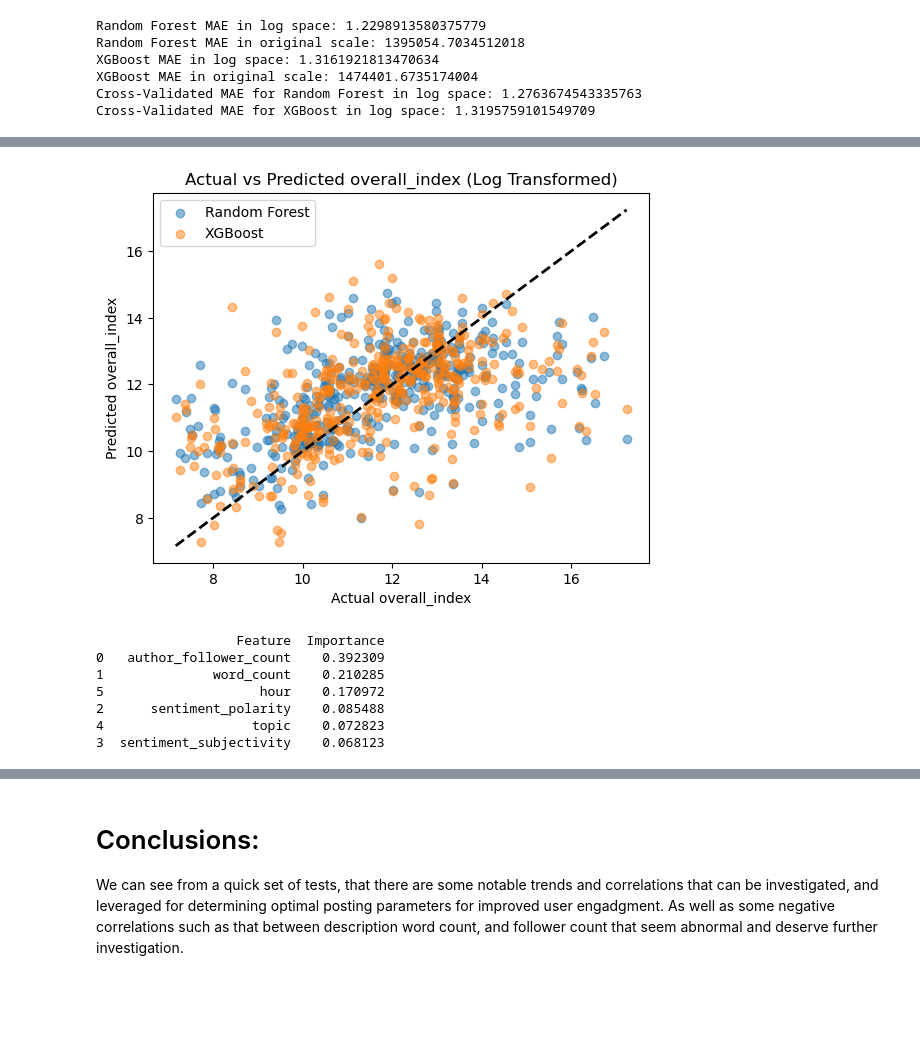
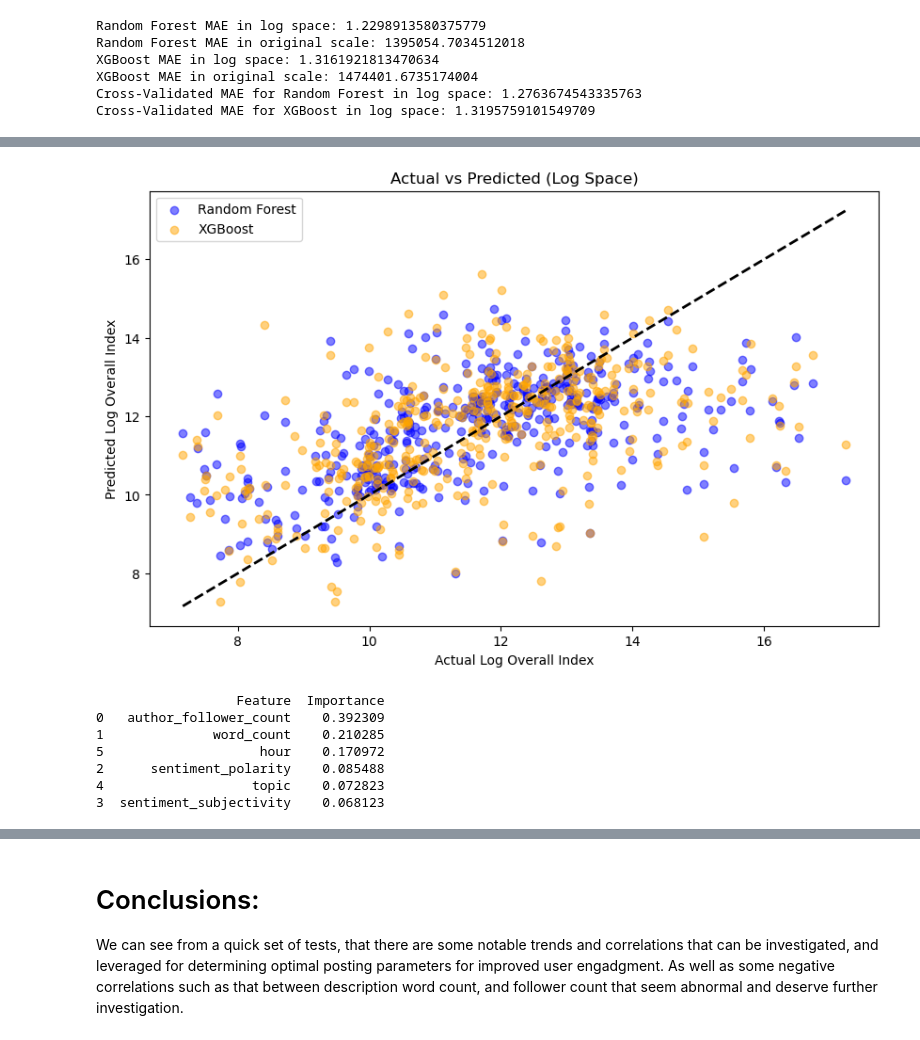
Before and after one commit to JamesHutchins2/DS_Project_Fall_2024, a Jupyter notebook: EDA_TikTok.ipynb, the cells around one changed output, grey strips where cells are left out. Drawn from its saved outputs; the diff is of its cells as text; code cells hidden in the pictures; blank space fills up the shorter version.

```diff
--- a/EDA_TikTok.ipynb
+++ b/EDA_TikTok.ipynb
@@ -235,6 +235,9 @@ Cross-Validated MAE for Random Forest in log space: 1.2763674543335763
 Cross-Validated MAE for XGBoost in log space: 1.3195759101549709
 # %%
 # comprehensive TikTok score
+
+from sklearn.metrics import mean_absolute_error, mean_squared_error, r2_score
+
 
 df['overall_index'] = (
     df['video_play_count'] * 0.5 +
@@ -243,64 +246,68 @@ df['overall_index'] = (
     df['video_share_count'] * 0.1
 )
 
+# Apply log transformation to the target variable
 df['log_overall_index'] = np.log1p(df['overall_index'])
 
 features = df[['author_follower_count', 'word_count', 'sentiment_polarity',
                'sentiment_subjectivity', 'topic', 'hour']]
 target = df['log_overall_index']
 
-from sklearn.model_selection import train_test_split
+# Split the data
 X_train, X_test, y_train, y_test = train_test_split(features, target, test_size=0.2, random_state=42)
 
-from sklearn.preprocessing import StandardScaler
+# Standardize
 scaler = StandardScaler()
 X_train_scaled = scaler.fit_transform(X_train)
 X_test_scaled = scaler.transform(X_test)
 
-from sklearn.ensemble import RandomForestRegressor
+# Random Forest model
 rf_model = RandomForestRegressor(n_estimators=100, random_state=42)
 rf_model.fit(X_train_scaled, y_train)
+y_pred_log_rf = rf_model.predict(X_test_scaled)
 
-y_pred_rf = rf_model.predict(X_test_scaled)
-
-from xgboost import XGBRegressor
+# XGBoost model
 xgb_model = XGBRegressor(n_estimators=100, random_state=42)
 xgb_model.fit(X_train_scaled, y_train)
+y_pred_log_xgb = xgb_model.predict(X_test_scaled)
 
-y_pred_xgb = xgb_model.predict(X_test_scaled)
+# mae
+mae_rf = mean_absolute_error(y_test, y_pred_log_rf)
+mae_xgb = mean_absolute_error(y_test, y_pred_log_xgb)
 
-from sklearn.metrics import mean_absolute_error
+# rmse
+rmse_rf = np.sqrt(mean_squared_error(y_test, y_pred_log_rf))
+rmse_xgb = np.sqrt(mean_squared_error(y_test, y_pred_log_xgb))
 
-mae_rf = mean_absolute_error(y_test, y_pred_rf)
-print(f'Random Forest MAE: {mae_rf}')
+# r2
+r2_rf = r2_score(y_test, y_pred_log_rf)
+r2_xgb = r2_score(y_test, y_pred_log_xgb)
 
-mae_xgb = mean_absolute_error(y_test, y_pred_xgb)
-print(f'XGBoost MAE: {mae_xgb}')
+print(f"Random Forest (Log Space) - MAE: {mae_rf}, RMSE: {rmse_rf}, R²: {r2_rf}")
+print(f"XGBoost (Log Space) - MAE: {mae_xgb}, RMSE: {rmse_xgb}, R²: {r2_xgb}")
 
-from sklearn.model_selection import cross_val_score
-
+# Cross-validated MAE for both models
 cv_scores_rf = cross_val_score(rf_model, X_train_scaled, y_train, cv=5, scoring='neg_mean_absolute_error')
 cv_mae_rf = -cv_scores_rf.mean()
-print(f'Cross-Validated MAE for Random Forest: {cv_mae_rf}')
 
 cv_scores_xgb = cross_val_score(xgb_model, X_train_scaled, y_train, cv=5, scoring='neg_mean_absolute_error')
 cv_mae_xgb = -cv_scores_xgb.mean()
-print(f'Cross-Validated MAE for XGBoost: {cv_mae_xgb}')
 
-import matplotlib.pyplot as plt
+print(f"Cross-Validated MAE for Random Forest (Log Space): {cv_mae_rf}")
+print(f"Cross-Validated MAE for XGBoost (Log Space): {cv_mae_xgb}")
 
-plt.scatter(y_test, y_pred_rf, alpha=0.5, label='Random Forest')
-plt.scatter(y_test, y_pred_xgb, alpha=0.5, label='XGBoost')
+# Visualize actual vs predicted values in log space
+plt.figure(figsize=(10, 6))
+plt.scatter(y_test, y_pred_log_rf, alpha=0.5, label='Random Forest', color='blue')
+plt.scatter(y_test, y_pred_log_xgb, alpha=0.5, label='XGBoost', color='orange')
 plt.plot([y_test.min(), y_test.max()], [y_test.min(), y_test.max()], 'k--', lw=2)
-plt.xlabel('Actual overall_index')
-plt.ylabel('Predicted overall_index')
+plt.xlabel('Actual Log Overall Index')
+plt.ylabel('Predicted Log Overall Index')
 plt.legend()
-plt.title('Actual vs Predicted overall_index (Log Transformed)')
+plt.title('Actual vs Predicted (Log Space)')
 plt.show()
 
-
-# Random Forest 特征重要性
-import pandas as pd
+# Feature importance visualization Random Forest
 feature_importances_rf = pd.DataFrame({
     'Feature': features.columns,
     'Importance': rf_model.feature_importances_
@@ -308,8 +315,21 @@ feature_importances_rf = pd.DataFrame({
 
 print(feature_importances_rf)
 
-# visulization
+# Plot feature importance Random Forest
 feature_importances_rf.plot(kind='bar', x='Feature', y='Importance', legend=False)
 plt.title('Feature Importance in Random Forest')
 plt.show()
+
+# Feature importance visualization XGBoost
+feature_importances_xgb = pd.DataFrame({
+    'Feature': features.columns,
+    'Importance': xgb_model.feature_importances_
+}).sort_values(by='Importance', ascending=False)
+
+print(feature_importances_xgb)
+
+# Plot feature importanc XGBoost
+feature_importances_xgb.plot(kind='bar', x='Feature', y='Importance', legend=False, color='orange')
+plt.title('Feature Importance in XGBoost')
+plt.show()
 # %% [output]
@@ -320,4 +340,4 @@ Cross-Validated MAE for XGBoost: 1.2515412553428817
-[figure, old version]
+[figure, new version]
                   Feature  Importance
 0   author_follower_count    0.392309
 1              word_count    0.210285
```
Also changed, not shown: parts of 1 cell of this notebook.
